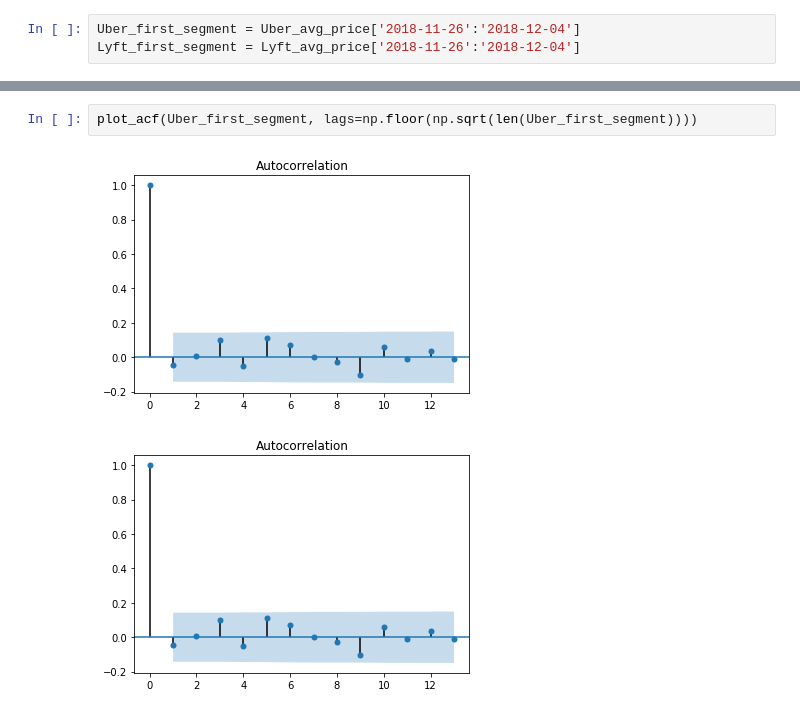
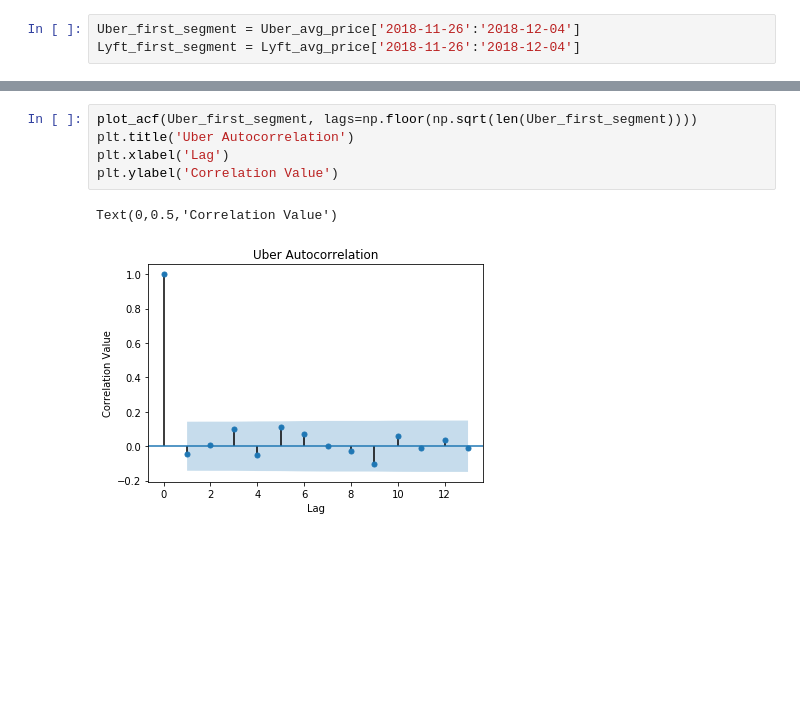
Before and after one commit to aschams/Uber_Lyft_Analysis, a Jupyter notebook: Mod_4_Proj_Aschams.ipynb, the cells around one changed output, grey strips where cells are left out. Drawn from its saved outputs; the diff is of its cells as text; blank space fills up the shorter version.

```diff
--- a/Mod_4_Proj_Aschams.ipynb
+++ b/Mod_4_Proj_Aschams.ipynb
@@ -1062,7 +1072,10 @@ plot_pacf(Lyft_first_segment, lags=np.floor(np.sqrt(len(Lyft_first_segment))))
 # %%
 plot_acf(Uber_first_segment, lags=np.floor(np.sqrt(len(Uber_first_segment))))
+plt.title('Uber Autocorrelation')
+plt.xlabel('Lag')
+plt.ylabel('Correlation Value')
 # %% [output]
+Text(0,0.5,'Correlation Value')
-[figure, old version]
+[figure, new version]
-[figure, removed]
 # %%
 plot_acf(Lyft_first_segment, lags=np.floor(np.sqrt(len(Lyft_first_segment))))
```
Also changed, not shown: parts of 5 cells of this notebook.
